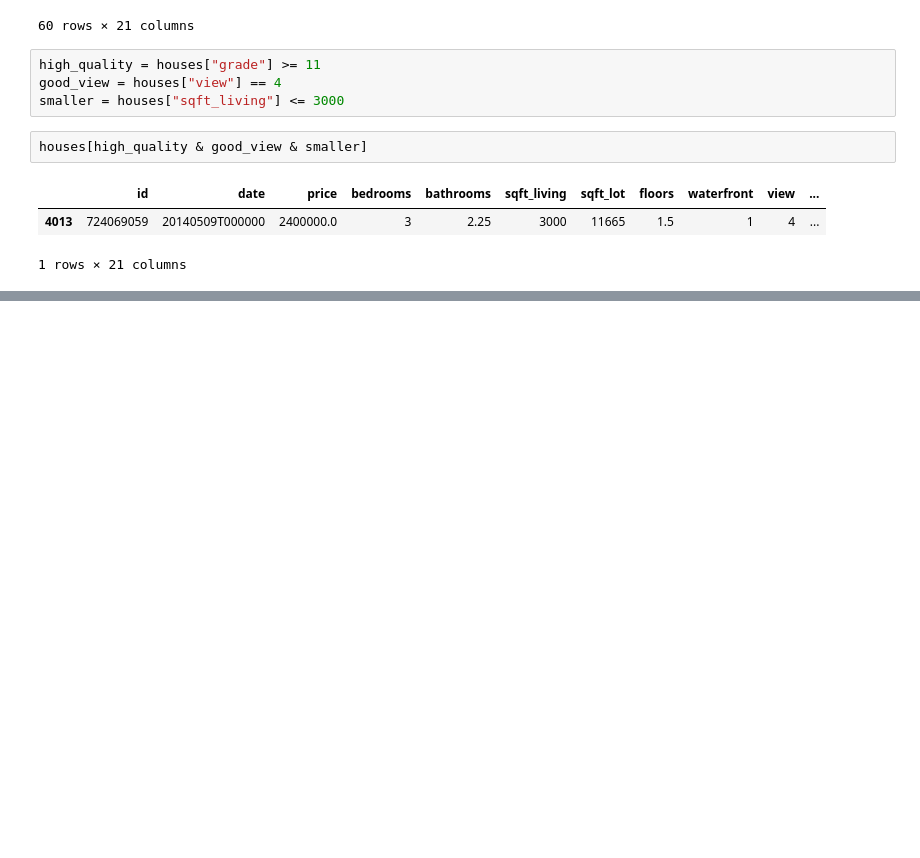
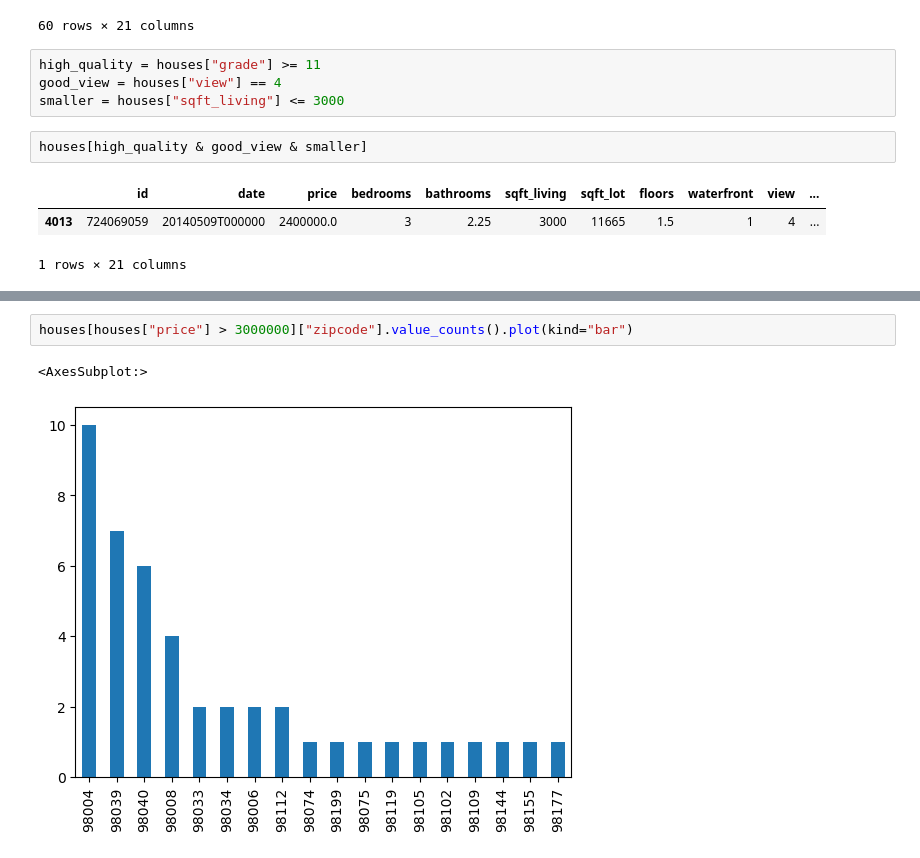
Before and after one commit to halimocakli/Data-Analysis-And-Visualization, a Jupyter notebook: 05-FilteringData/05_FilteringData.ipynb, the cells around one changed output, grey strips where cells are left out. Saved outputs shown, nothing was run; the diff lists cells and outputs as text; blank space fills up the shorter version.

```diff
--- a/05-FilteringData/05_FilteringData.ipynb
+++ b/05-FilteringData/05_FilteringData.ipynb
@@ -761,0 +907,5 @@ houses.zipcode.value_counts().head(10).plot(kind="bar")
+# %%
+houses[houses["price"] > 3000000]["zipcode"].value_counts().plot(kind="bar")
+# %% [output]
+<AxesSubplot:>
+[figure, added]
```
Also changed, not shown: parts of 51 cells of this notebook.
